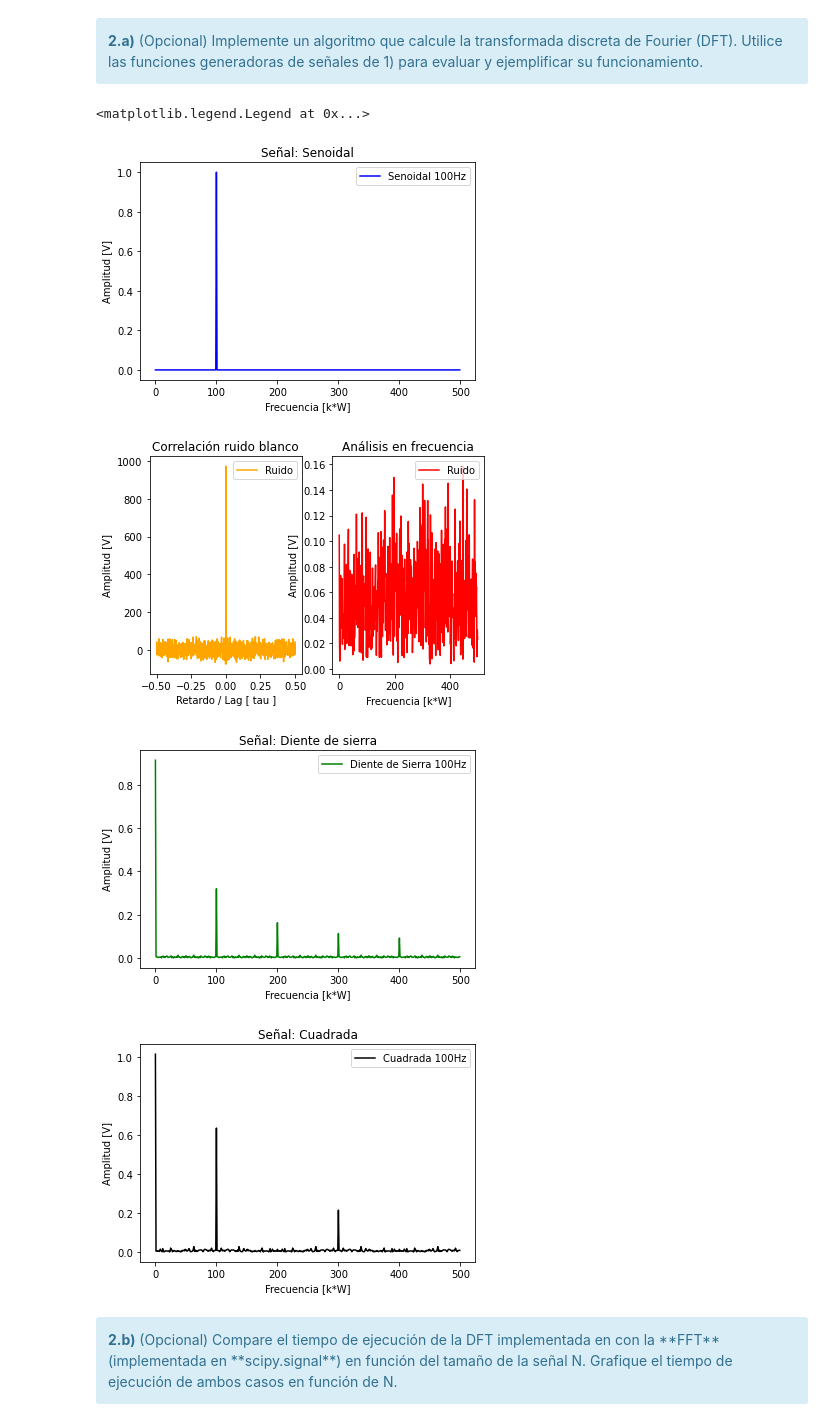
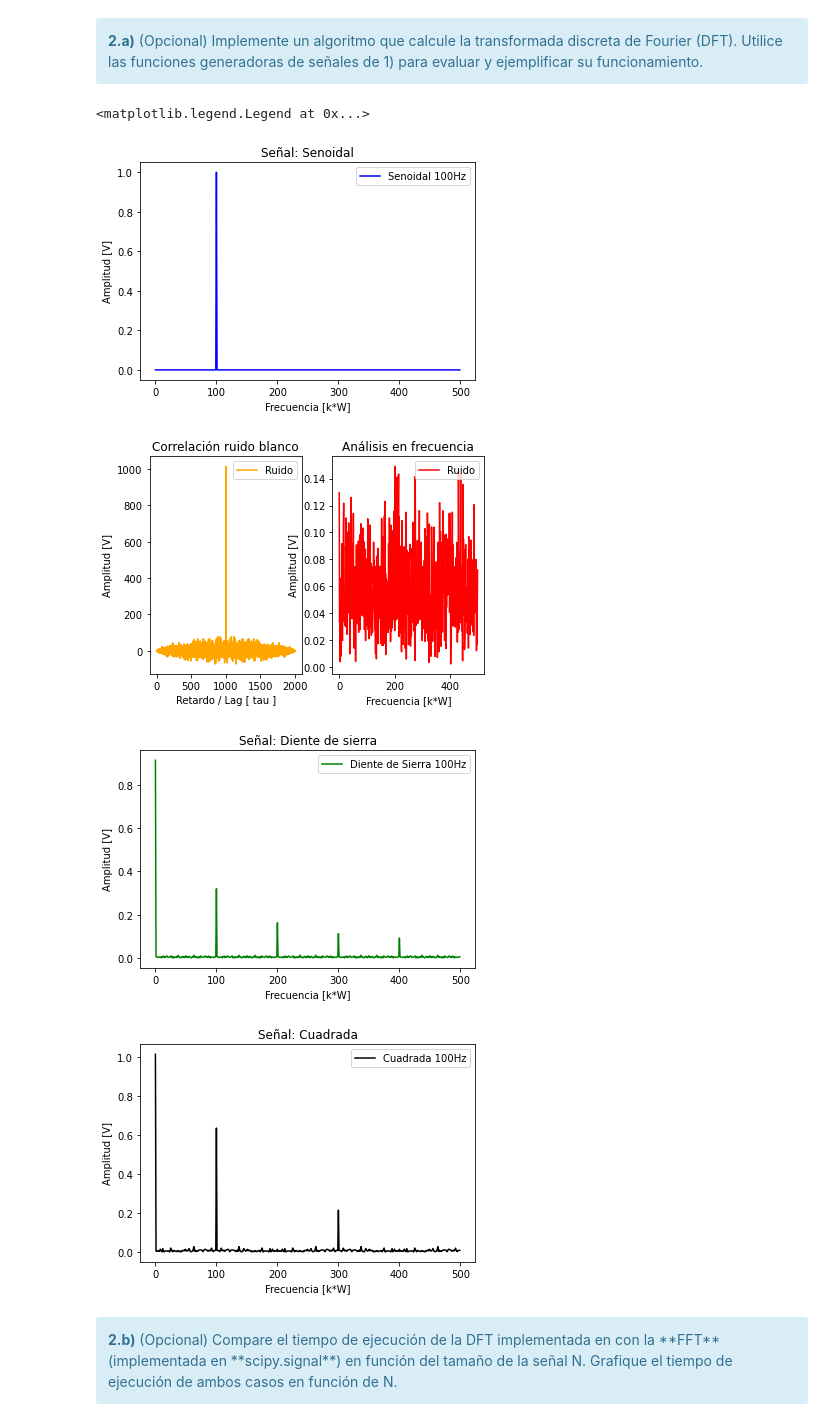
Before and after one commit to lucasliano/PDS_lliano, a Jupyter notebook: TPS/TP1/TP1 - Muestreo de señales - Forurier.ipynb, the cells around one changed output. Drawn from its saved outputs; the diff is of its cells as text; code cells hidden in the pictures.

```diff
--- a/TPS/TP1/TP1 - Muestreo de señales - Forurier.ipynb
+++ b/TPS/TP1/TP1 - Muestreo de señales - Forurier.ipynb
@@ -344,7 +344,9 @@ t2,f2 = mySignalGenerator ('n',(0, 1) ,fs, N, (0, 0));
 k2, Fk2, kk2, Fkk2 = mi_analizador(f2, N);
 # Plot
 fig, (ax5,ax2) = plt.subplots(1,2)
-ax5.plot(t2 - N/(2*fs), np.correlate(f2,f2,'same'), label='Ruido', color='orange')  #Hay que escalar esto.
+#ax5.plot(t2 - N/(2*fs), np.correlate(f2,f2,'full'), label='Ruido', color='orange')  #Hay que escalar esto.
+ax5.plot(np.correlate(f2,f2,'full'), label='Ruido', color='orange')  #Hay que escalar esto.
+
 ax5.set_xlabel('Retardo / Lag [ tau ]')
 ax5.set_ylabel('Amplitud [V]')
 ax5.set_title("Correlación ruido blanco")
@@ -354,34 +356,34 @@ ax2.set_xlabel('Frecuencia [k*W]')
 ax2.set_ylabel('Amplitud [V]')  #Debería ser sigma^2/N porque el area en t es sigma^2 y la base es N.
 ax2.set_title("Análisis en frecuencia")
 ax2.legend()
 
 #============================
 # Diente de Sierra 3Hz
 t3,f3 = mySignalGenerator ('t',(1/100, 1) ,fs, N, (0, 0));
 k3, Fk3, kk3, Fkk3 = mi_analizador(f3, N);
 # Plot
 fig, ax3 = plt.subplots(1,1)
 ax3.plot(kk3*W, np.abs(Fkk3), label='Diente de Sierra 100Hz', color='g')
 ax3.set_xlabel('Frecuencia [k*W]')
 ax3.set_ylabel('Amplitud [V]')
 ax3.set_title("Señal: Diente de sierra")
 ax3.legend()
 
 #============================
 # Cuadrada 3Hz
 t4,f4 = mySignalGenerator ('sq',(1/100, 1) ,fs, N, (0, 0));
 k4, Fk4, kk4, Fkk4 = mi_analizador(f4, N);
 # Plot
 fig, ax4 = plt.subplots(1,1)
 ax4.plot(kk4*W, np.abs(Fkk4), label='Cuadrada 100Hz', color='k')
 ax4.set_xlabel('Frecuencia [k*W]')
 ax4.set_ylabel('Amplitud [V]')
 ax4.set_title("Señal: Cuadrada")
 ax4.legend()
 # %% [output]
 <matplotlib.legend.Legend at 0x...>
 [figure]
-[figure, old version]
+[figure, new version]
 [figure]
 [figure]
 # %% [markdown]
```
Also changed, not shown: parts of 18 cells of this notebook, 1 other file.
